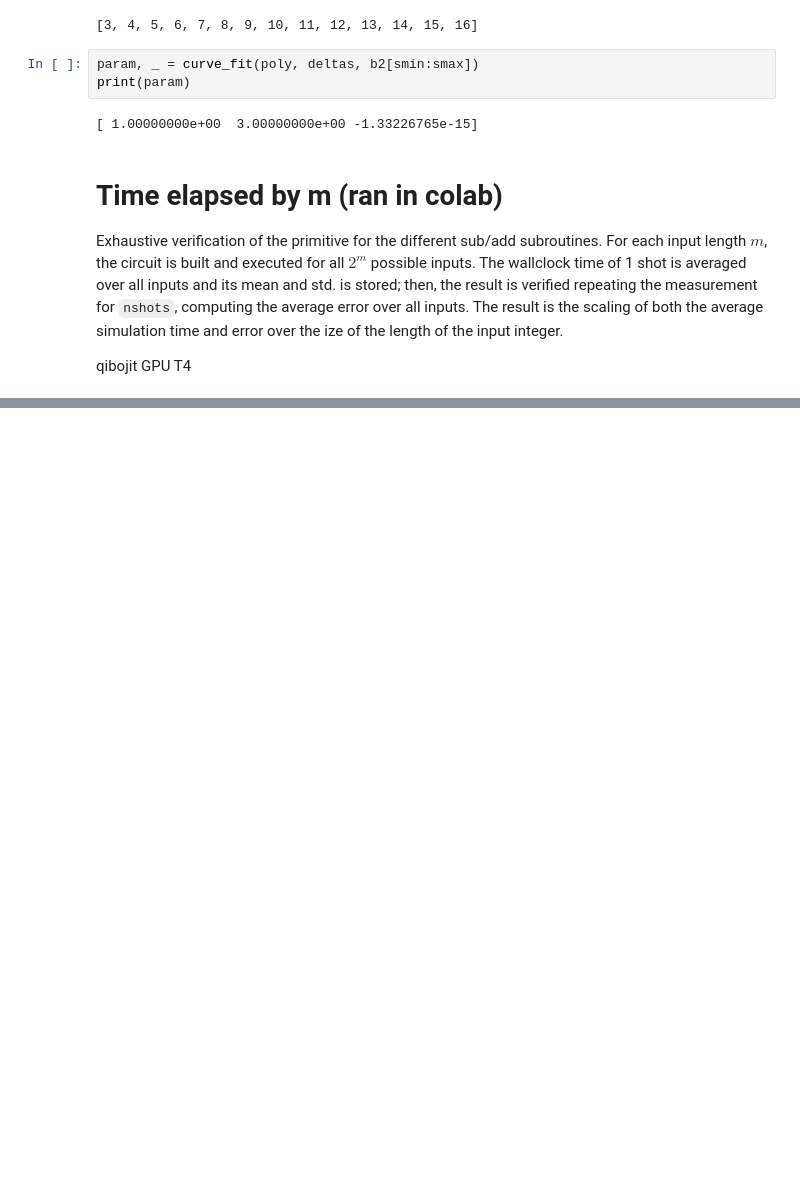
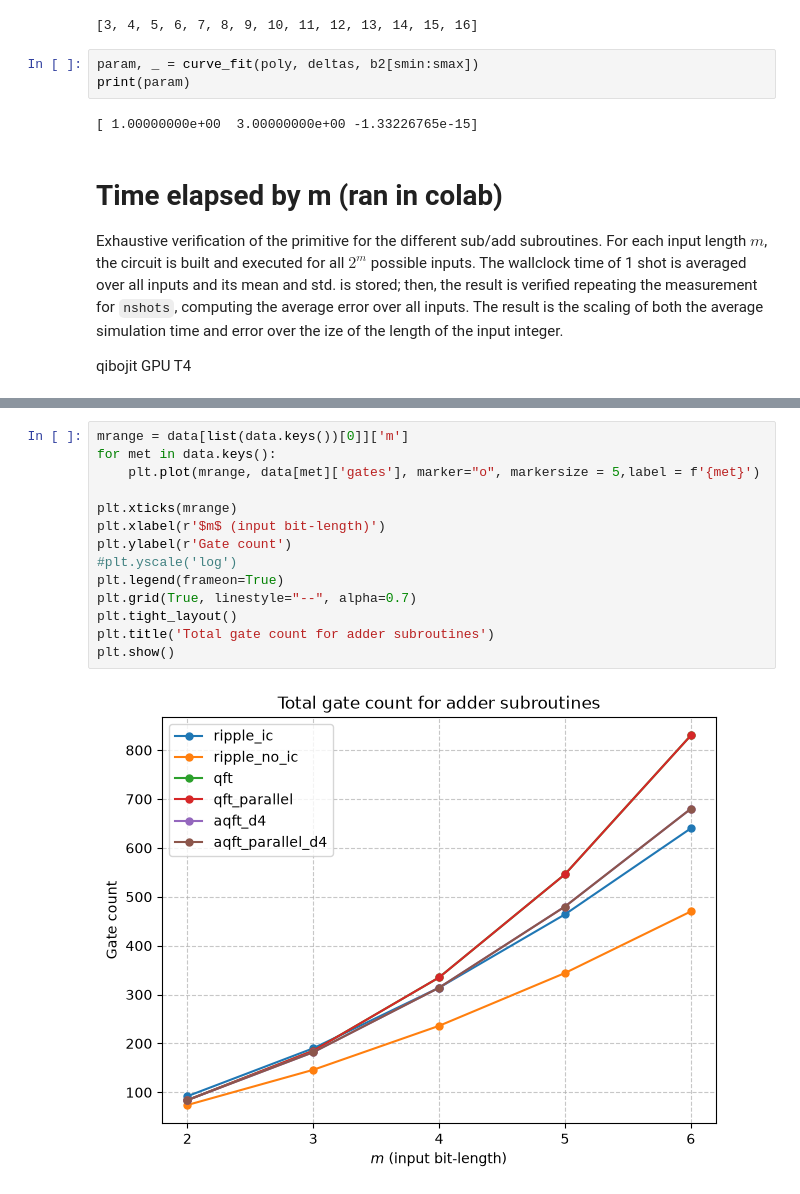
Before and after one commit to achavert/square-primitive, a Jupyter notebook: scaling_analysis.ipynb, the cells around one changed output, grey strips where cells are left out. Cells and saved outputs as stored; diff of their text form; blank space fills up the shorter version.

```diff
--- a/scaling_analysis.ipynb
+++ b/scaling_analysis.ipynb
@@ -326,0 +433,16 @@ plt.show()
+# %%
+mrange = data[list(data.keys())[0]]['m']
+for met in data.keys():
+    plt.plot(mrange, data[met]['gates'], marker="o", markersize = 5,label = f'{met}')
+
+plt.xticks(mrange)
+plt.xlabel(r'$m$ (input bit-length)')
+plt.ylabel(r'Gate count')
+#plt.yscale('log')
+plt.legend(frameon=True)
+plt.grid(True, linestyle="--", alpha=0.7)
+plt.tight_layout()
+plt.title('Total gate count for adder subroutines')
+plt.show()
+# %% [output]
+[figure, added]
```
Also changed, not shown: parts of 18 cells of this notebook, 2 other files.
